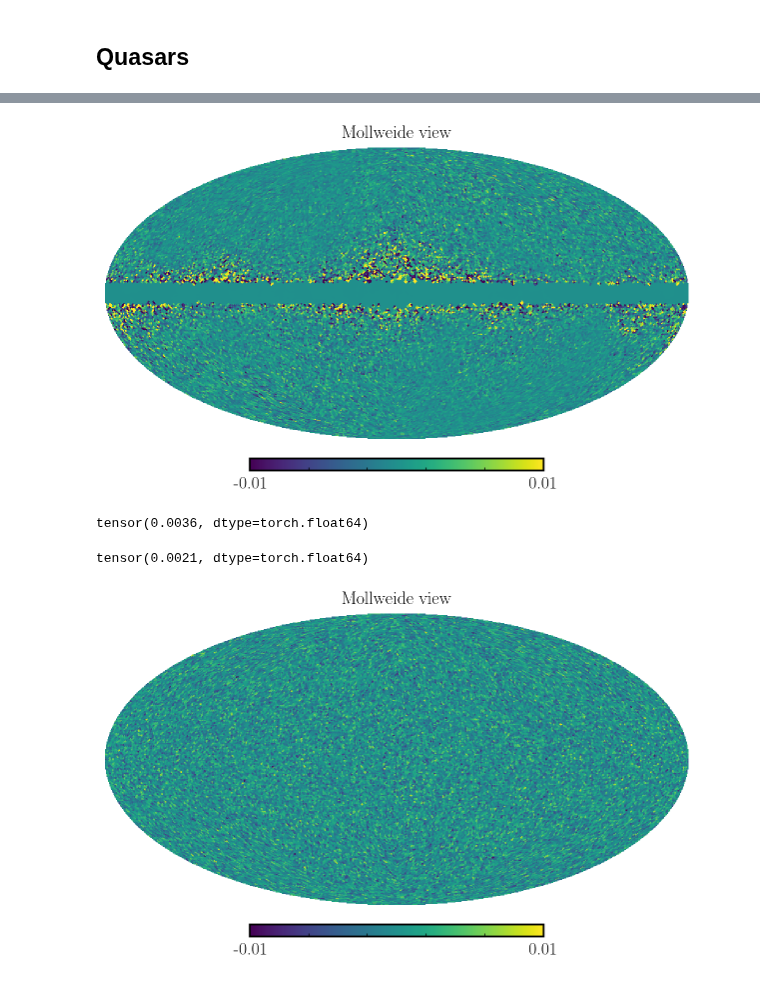
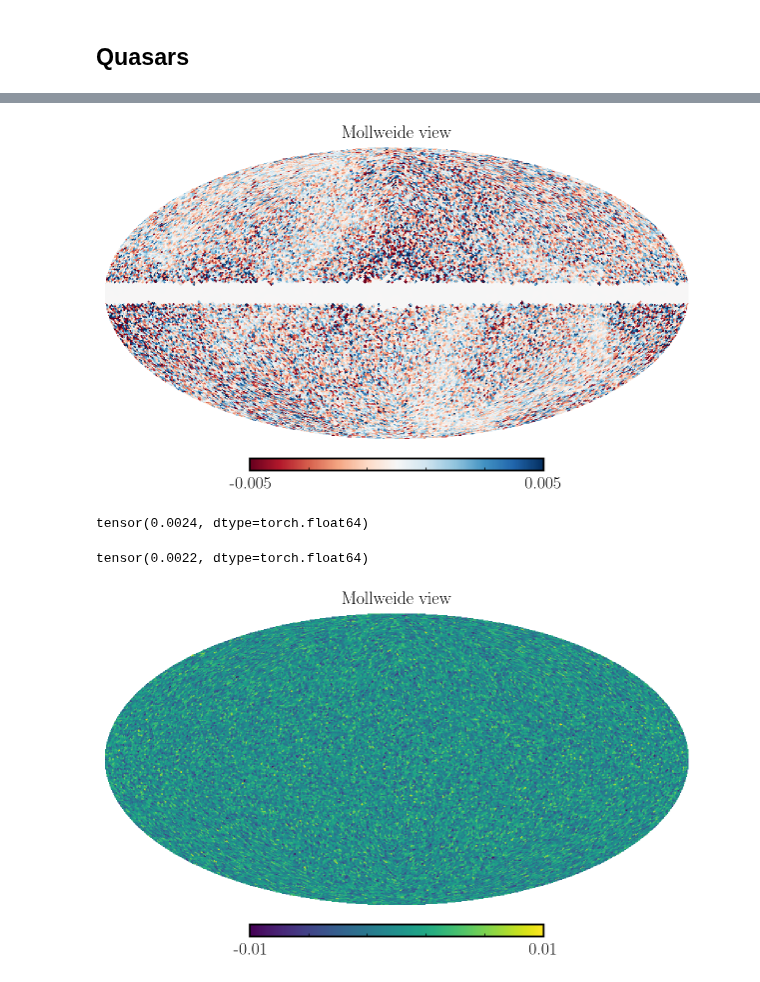
Before and after one commit to smsharma/neural-global-astrometry, a Jupyter notebook: notebooks/05_quasar_noise.ipynb, the cells around one changed output, grey strips where cells are left out. Saved outputs shown, nothing was run; the diff lists cells and outputs as text; code cells hidden in the pictures.

Commit message:
Fixed noise-weighting

```diff
--- a/notebooks/05_quasar_noise.ipynb
+++ b/notebooks/05_quasar_noise.ipynb
@@ -79,7 +82,7 @@ def cat2hpx(lon, lat, nside, radec=True):
 
     return hpx_map
 
-def bin2hpx(lon, lat, qty, nside, radec=True):
+def bin2hpx_invvar(lon, lat, qty, nside, radec=True):
     """ Bin a catalog's associated property in HEALPix format
     """
     npix = hp.nside2npix(nside)
@@ -103,10 +106,9 @@ def bin2hpx(lon, lat, qty, nside, radec=True):
     hpx_map = np.zeros(npix)
 
     for i in tqdm(idx):
-        hpx_map[i] = np.mean(qty[indices == i])
-
+        hpx_map[i] = 1 / np.sqrt(np.mean(1 / qty[indices == i] ** 2))
     return hpx_map
 # %%
 n_qsrs_map = cat2hpx(coords_qsrs.l.value, coords_qsrs.b.value, nside=32, radec=False)
-pmra_err_map = bin2hpx(coords_qsrs.l.value, coords_qsrs.b.value, pmra_err, nside=32, radec=False)
-pmdec_err_map = bin2hpx(coords_qsrs.l.value, coords_qsrs.b.value, pmdec_err, nside=32, radec=False)
+pmra_err_map = bin2hpx_invvar(coords_qsrs.l.value, coords_qsrs.b.value, pmra_err, nside=32, radec=False)
+pmdec_err_map = bin2hpx_invvar(coords_qsrs.l.value, coords_qsrs.b.value, pmdec_err, nside=32, radec=False)
@@ -158,14 +164,14 @@ class GaussianNoise(nn.Module):
 qsr_mask = n_qsrs_map == 0
 n_qsrs_map[qsr_mask] = 1.
 
-sigma_ra_qsrs = pmra_err_map / np.sqrt(n_qsrs_map)
-sigma_dec_qsrs = pmdec_err_map / np.sqrt(n_qsrs_map)
+sigma_ra_qsrs = pmra_err_map
+sigma_dec_qsrs = pmdec_err_map
 
 sigma_noise_model = np.array([sigma_ra_qsrs, sigma_dec_qsrs])
 
-np.save("../data/gaia_DR2_quasar_noise.npy", sigma_noise_model)
+np.save("../data/gaia_DR2_quasar_noise_inv.npy", sigma_noise_model)
 
-sigma_noise = 0.0036
+sigma_noise = 0.0023
 
 sigma_noise_model[:, ~qsr_mask] /= np.sqrt(np.expand_dims(np.mean(sigma_noise_model[:, ~qsr_mask] ** 2, axis=1), axis=1) / sigma_noise ** 2)
 sigma_noise_model = hp.ud_grade(sigma_noise_model, nside_out=64, power=0)
@@ -176,25 +186,26 @@ np.random.normal(scale=sigma_noise_model[0][sigma_noise_model[0] > 0]).std()
 # %%
 import simulation.create_mask as cm
 
-mask = torch.Tensor(~cm.make_mask_total(band_mask=True, band_mask_range=20, nside=64))
+mask = torch.Tensor(~cm.make_mask_total(band_mask=True, band_mask_range=30, nside=64))
 
 x_test = (torch.Tensor(sim.mu_qsrs.T)).T
 
 # Add noise
 gn = GaussianNoise(sigma=sigma_noise_model)
 x_test = gn(x_test.T)
 
-hp.mollview(x_test[0], min=-0.01, max=0.01)
+from pylab import cm
+hp.mollview(x_test[0], min=-0.005, max=0.005, cmap=cm.RdBu)
 # %% [output]
-[figure, old version]
+[figure, new version]
 # %%
 x_test[0, sigma_noise_model[0] > 0].std()
 # %% [output]
-tensor(0.0036, dtype=torch.float64)
+tensor(0.0024, dtype=torch.float64)
 # %%
 x_test[0, sigma_noise_model[0] * mask.numpy() > 0].std()
 # %% [output]
-tensor(0.0021, dtype=torch.float64)
+tensor(0.0022, dtype=torch.float64)
 # %%
 x_test = torch.Tensor(sim.mu_qsrs)
 
```
Also changed, not shown: parts of 5 cells of this notebook, 9 other files.
